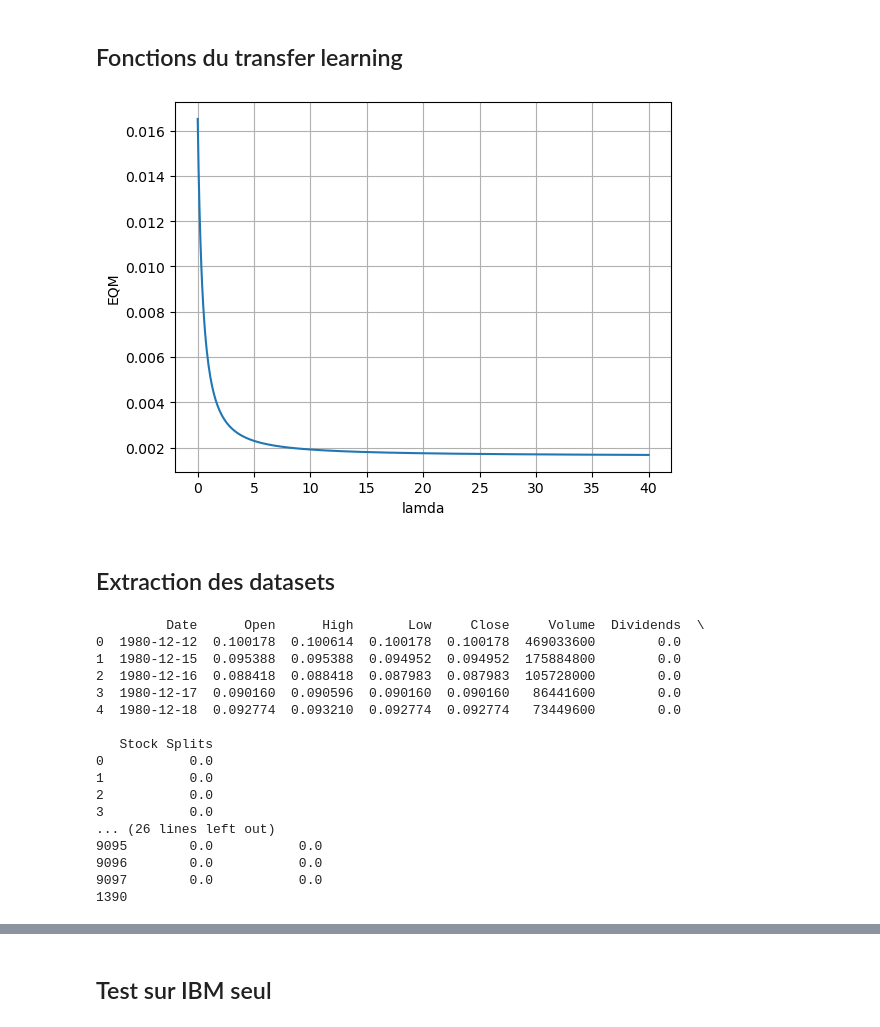
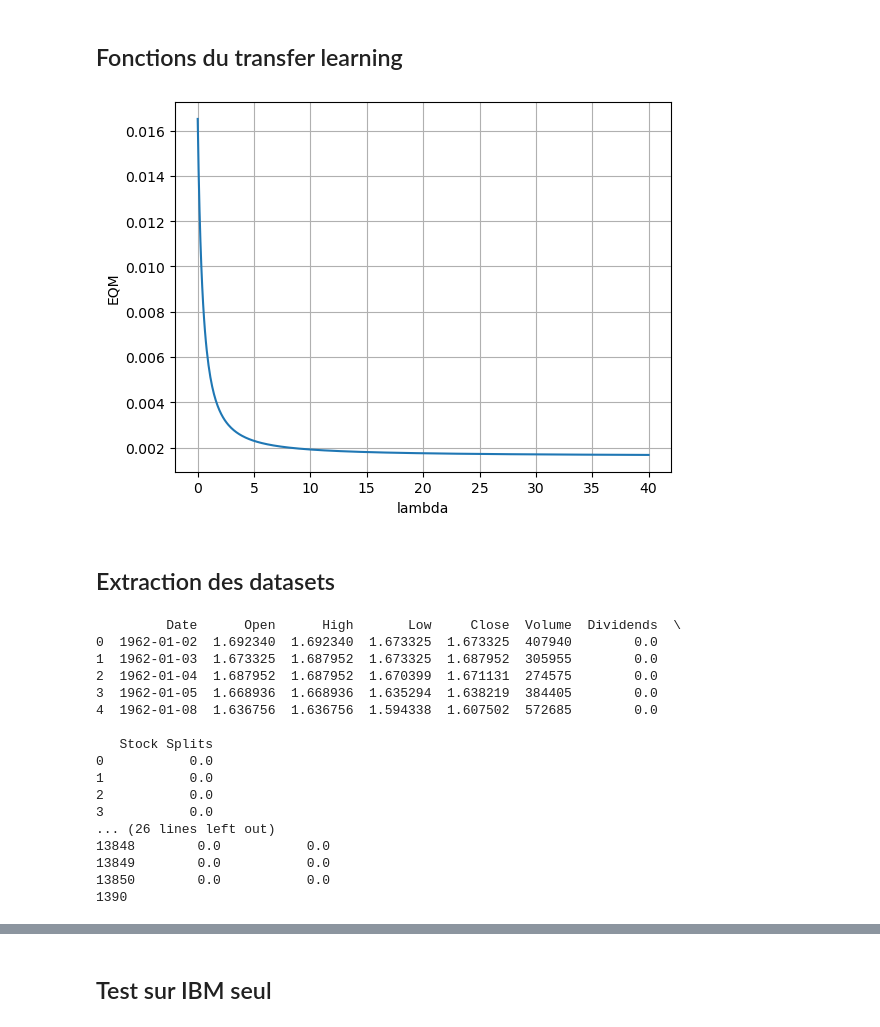
Before and after one commit to theoblc/transfer-learning-sp500, a Jupyter notebook: data_enriched_l2_reg.ipynb, the cells around one changed output, grey strips where cells are left out. Cells and saved outputs as stored; diff of their text form; code cells hidden in the pictures.

```diff
--- a/data_enriched_l2_reg.ipynb
+++ b/data_enriched_l2_reg.ipynb
@@ -127,53 +29,53 @@ Y_s = np.array([0.3, 0.2, 0.34])
 Y_b = np.array([0.1, 0.3, 0.25, 0.12, 0.34])
 
 # Vérification des fonctions
-W = compute_W(lamda, X_s, X_b, X_t)
+W = enriched.compute_W(lamda, X_s, X_b, X_t)
 #print("W=", W)
 
-M = compute_M(X_s, X_b)
+M = enriched.compute_M(X_s, X_b)
 #print("M=", M)
 
-U, eigenvals = compute_U_eigenval(M)
+U, eigenvals = enriched.compute_U_eigenval(M)
 #print("U=", U)
 #print("eigenvals=", eigenvals)
 
-beta_hat_s = compute_beta_hat_s_or_b(X_s, Y_s)
+beta_hat_s = enriched.compute_beta_hat_s_or_b(X_s, Y_s)
 #print("beta_hat_s=", beta_hat_s)
-beta_hat_b = compute_beta_hat_s_or_b(X_b, Y_b)
+beta_hat_b = enriched.compute_beta_hat_s_or_b(X_b, Y_b)
 #print("beta_hat_b=", beta_hat_b)
 
-beta_hat = compute_beta_hat(W, beta_hat_s, beta_hat_b)
+beta_hat = enriched.compute_beta_hat(W, beta_hat_s, beta_hat_b, d)
 #print("beta_hat=", beta_hat)
 
-gamma_hat = compute_gamma_hat(lamda, X_b, X_t, beta_hat_b, beta_hat)
+gamma_hat = enriched.compute_gamma_hat(lamda, X_b, X_t, beta_hat_b, beta_hat)
 #print("gamma_hat=", gamma_hat)
 
-sigma2_s_hat = compute_sigma2_hat(X_s, Y_s, beta_hat_s, n, d)
+sigma2_s_hat = enriched.compute_sigma2_hat(X_s, Y_s, beta_hat_s, n, d)
 #print("sigma2_s_hat=", sigma2_s_hat)
-sigma2_b_hat = compute_sigma2_hat(X_b, Y_b, beta_hat_b, N, d)
+sigma2_b_hat = enriched.compute_sigma2_hat(X_b, Y_b, beta_hat_b, N, d)
 #print("sigma2_b_hat=", sigma2_b_hat)
 
-kappa2_hat = compute_kappa2_hat(U, X_s, X_b, gamma_hat, sigma2_s_hat, sigma2_b_hat, method="plug")
+kappa2_hat = enriched.compute_kappa2_hat(U, X_s, X_b, gamma_hat, sigma2_s_hat, sigma2_b_hat, d, method="plug")
 #print("kappa2_hat=", kappa2_hat)
 
-eqm = compute_EQM(lamda, sigma2_s_hat, sigma2_b_hat, eigenvals, X_s, X_b, X_t, beta_hat_s, beta_hat_b, U)
+eqm = enriched.compute_EQM(lamda, sigma2_s_hat, sigma2_b_hat, eigenvals, X_s, X_b, X_t, beta_hat_s, beta_hat_b, U, d)
 #print("eqm=", eqm)
 # %%
-def plot_eqm(deb, fin):
-    l_lamda = np.linspace(0, deb, fin)
-    eqms = [compute_EQM(lamda, sigma2_s_hat, sigma2_b_hat, eigenvals, X_s, X_b, X_t, beta_hat_s, beta_hat_b, U) for lamda in l_lamda]
+def plot_eqm(deb, fin, nb_points):
+    l_lamda = np.linspace(deb, fin, nb_points)
+    eqms = [enriched.compute_EQM(lamda, sigma2_s_hat, sigma2_b_hat, eigenvals, X_s, X_b, X_t, beta_hat_s, beta_hat_b, U, d) for lamda in l_lamda]
     plt.plot(l_lamda, eqms)
     plt.grid()
-    plt.xlabel("lamda")
+    plt.xlabel("lambda")
     plt.ylabel("EQM")
     plt.show()
-plot_eqm(40, 500)
+plot_eqm(0, 40, 500)
 # %% [output]
-[figure, old version]
+[figure, new version]
 # %% [markdown]
 ## Extraction des datasets
 # %%
-df_ibm = pd.read_csv('./datasets/AAPL.csv')
+df_ibm = pd.read_csv('./datasets/IBM.csv')
 print(df_ibm.head(5))
 print(df_ibm.shape[0])
 
@@ -187,12 +89,12 @@ test_data_ibm = df_ibm[df_ibm['Date'] >= '2017-01-01']
 print(test_data_ibm.head(5))
 print(test_data_ibm.shape[0])
 # %% [output]
-         Date      Open      High       Low     Close     Volume  Dividends  \
-0  1980-12-12  0.100178  0.100614  0.100178  0.100178  469033600        0.0
-1  1980-12-15  0.095388  0.095388  0.094952  0.094952  175884800        0.0
-2  1980-12-16  0.088418  0.088418  0.087983  0.087983  105728000        0.0
-3  1980-12-17  0.090160  0.090596  0.090160  0.090160   86441600        0.0
-4  1980-12-18  0.092774  0.093210  0.092774  0.092774   73449600        0.0
+         Date      Open      High       Low     Close  Volume  Dividends  \
+0  1962-01-02  1.692340  1.692340  1.673325  1.673325  407940        0.0
+1  1962-01-03  1.673325  1.687952  1.673325  1.687952  305955        0.0
+2  1962-01-04  1.687952  1.687952  1.670399  1.671131  274575        0.0
+3  1962-01-05  1.668936  1.668936  1.635294  1.638219  384405        0.0
+4  1962-01-08  1.636756  1.636756  1.594338  1.607502  572685        0.0
 
    Stock Splits
 0           0.0
@@ -200,9 +102,9 @@ print(test_data_ibm.shape[0])
 2           0.0
 3           0.0
 ... (26 lines left out)
-9095        0.0           0.0
-9096        0.0           0.0
-9097        0.0           0.0
+13848        0.0           0.0
+13849        0.0           0.0
+13850        0.0           0.0
 1390
 # %%
 df_hpe = pd.read_csv('./datasets/HPE.csv')
```
Also changed, not shown: parts of 23 cells of this notebook, 3 other files.
